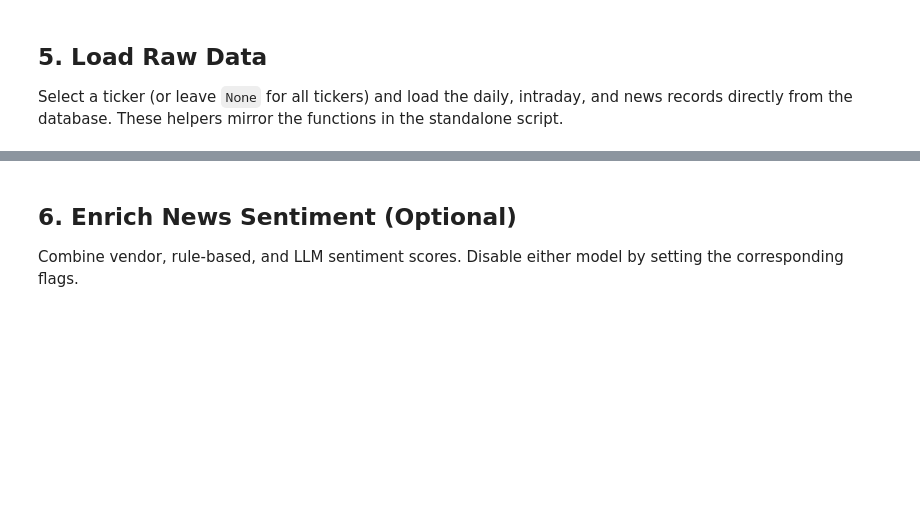
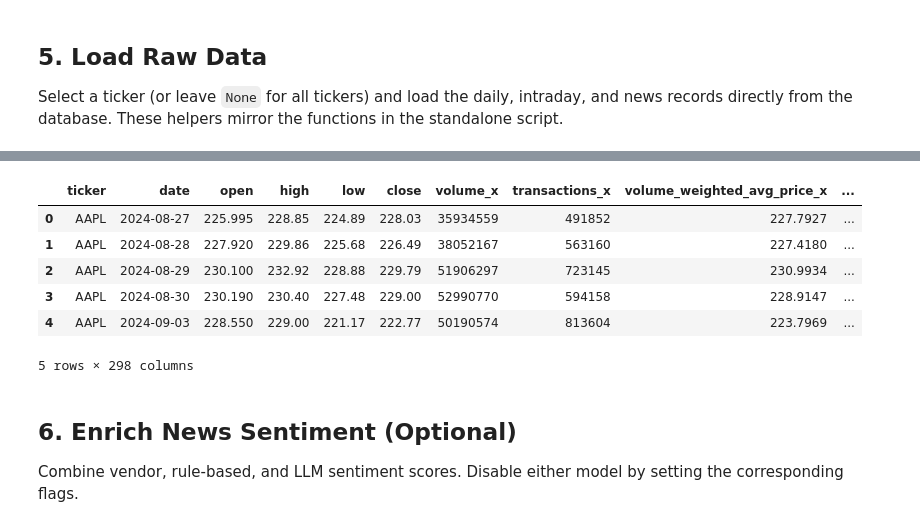
Before and after one commit to giangphuongtran/trading-pipeline, a Jupyter notebook: ml/notebooks/full_feature_pipeline.ipynb, the cells around one changed output, grey strips where cells are left out. Cells and saved outputs as stored; diff of their text form; code cells hidden in the pictures; blank space fills up the shorter version.

Commit message:
Finishing daily features

```diff
--- a/ml/notebooks/full_feature_pipeline.ipynb
+++ b/ml/notebooks/full_feature_pipeline.ipynb
@@ -241,3 +260,14 @@ intraday_bars.iloc[370:390,]
+# %%
+df = pd.read_parquet("/Users/mac/learning/trading-pipeline/daily_data.parquet")
+df.head()
+# %% [output]
+|  | ticker | date | open | high | low | close | volume_x | transactions_x | volume_weighted_avg_price_x | ... |
+| 0 | AAPL | 2024-08-27 | 225.995 | 228.85 | 224.89 | 228.03 | 35934559 | 491852 | 227.7927 | ... |
+| 1 | AAPL | 2024-08-28 | 227.920 | 229.86 | 225.68 | 226.49 | 38052167 | 563160 | 227.4180 | ... |
+| 2 | AAPL | 2024-08-29 | 230.100 | 232.92 | 228.88 | 229.79 | 51906297 | 723145 | 230.9934 | ... |
+| 3 | AAPL | 2024-08-30 | 230.190 | 230.40 | 227.48 | 229.00 | 52990770 | 594158 | 228.9147 | ... |
+| 4 | AAPL | 2024-09-03 | 228.550 | 229.00 | 221.17 | 222.77 | 50190574 | 813604 | 223.7969 | ... |
+5 rows × 298 columns
 # %% [markdown]
 ## 6. Enrich News Sentiment (Optional)
 
```
Also changed, not shown: parts of 10 cells of this notebook, 16 other files.
